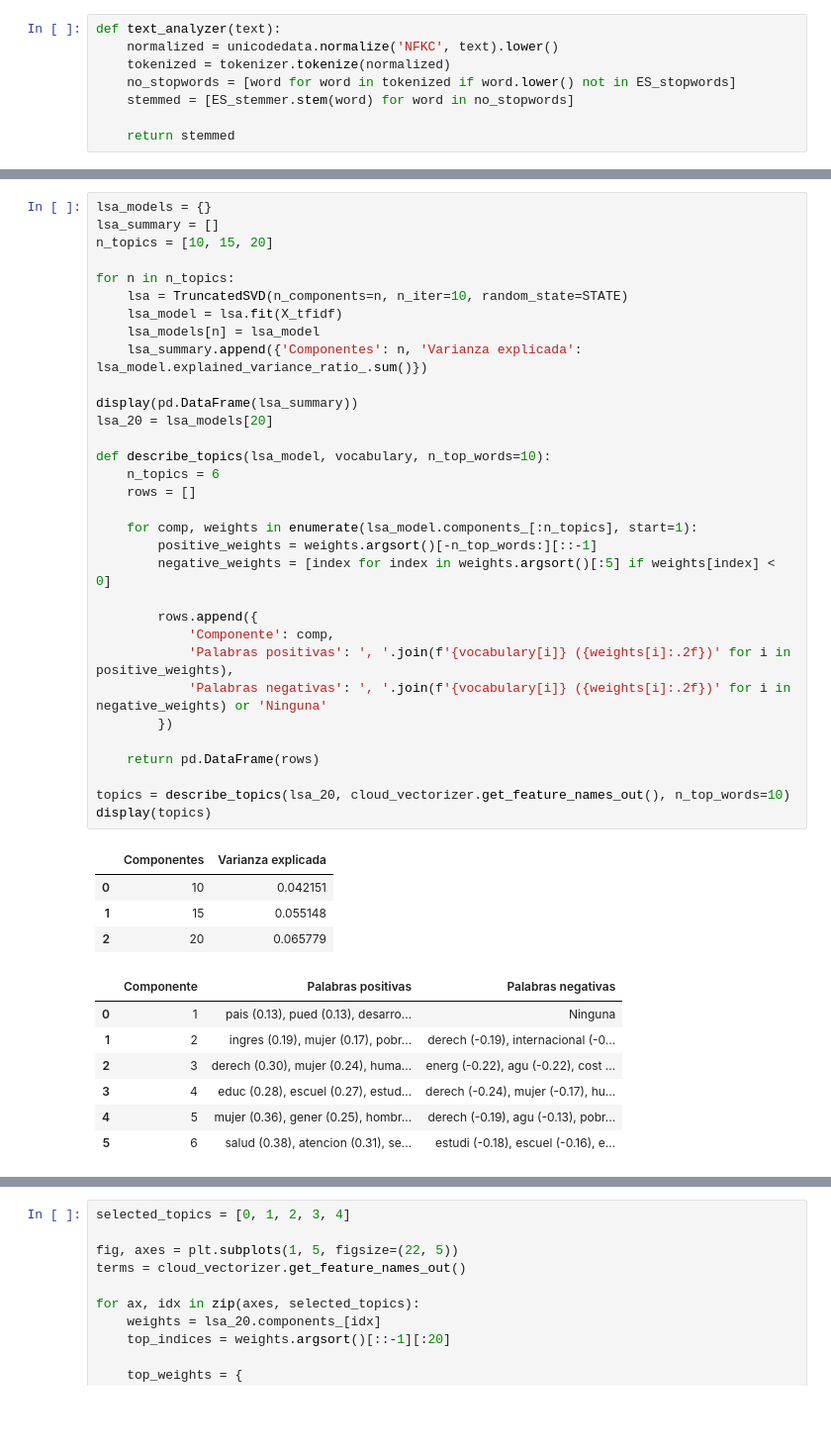
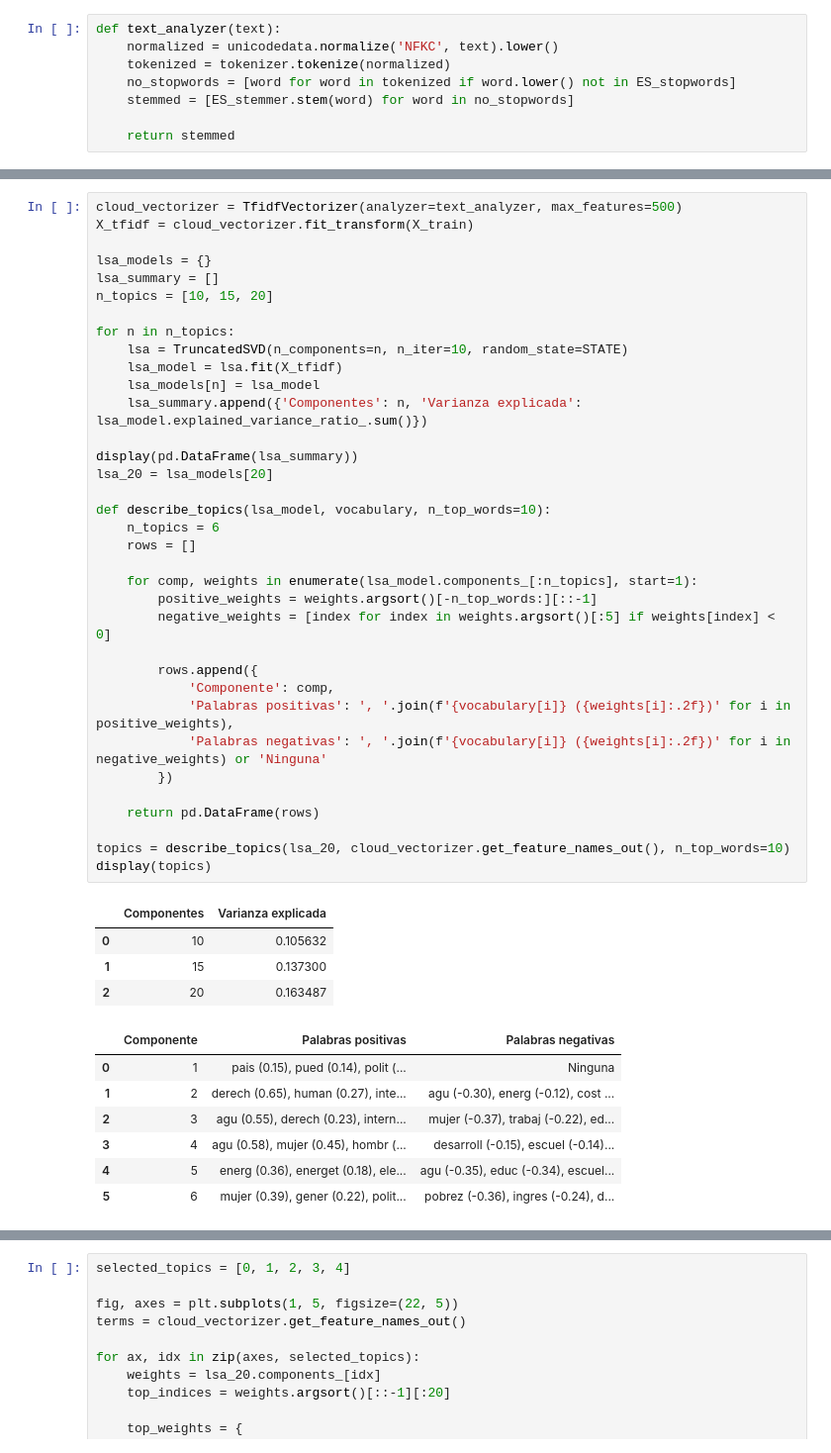
Before and after one commit to Largnaster/maia_nsml_micro-project-two, a Jupyter notebook: Microproyecto_2.ipynb, the cells around one changed output, grey strips where cells are left out. Shown at 99% size. Cells and saved outputs as stored; diff of their text form; blank space fills up the shorter version.

```diff
--- a/Microproyecto_2.ipynb
+++ b/Microproyecto_2.ipynb
@@ -394,4 +379,7 @@ Utilizando la clase de TruncatedSVD realizamos el agrupamiento de palabras con s
 # %%
+cloud_vectorizer = TfidfVectorizer(analyzer=text_analyzer, max_features=500)
+X_tfidf = cloud_vectorizer.fit_transform(X_train)
+
 lsa_models = {}
 lsa_summary = []
 n_topics = [10, 15, 20]
@@ -399,40 +387,40 @@ n_topics = [10, 15, 20]
 for n in n_topics:
     lsa = TruncatedSVD(n_components=n, n_iter=10, random_state=STATE)
     lsa_model = lsa.fit(X_tfidf)
     lsa_models[n] = lsa_model
     lsa_summary.append({'Componentes': n, 'Varianza explicada': lsa_model.explained_variance_ratio_.sum()})
 
 display(pd.DataFrame(lsa_summary))
 lsa_20 = lsa_models[20]
 
 def describe_topics(lsa_model, vocabulary, n_top_words=10):
     n_topics = 6
     rows = []
 
     for comp, weights in enumerate(lsa_model.components_[:n_topics], start=1):
         positive_weights = weights.argsort()[-n_top_words:][::-1]
         negative_weights = [index for index in weights.argsort()[:5] if weights[index] < 0]
 
         rows.append({
             'Componente': comp,
             'Palabras positivas': ', '.join(f'{vocabulary[i]} ({weights[i]:.2f})' for i in positive_weights),
             'Palabras negativas': ', '.join(f'{vocabulary[i]} ({weights[i]:.2f})' for i in negative_weights) or 'Ninguna'
         })
 
     return pd.DataFrame(rows)
 
 topics = describe_topics(lsa_20, cloud_vectorizer.get_feature_names_out(), n_top_words=10)
 display(topics)
 # %% [output]
 |  | Componentes | Varianza explicada |
-| 0 | 10 | 0.042151 |
-| 1 | 15 | 0.055148 |
-| 2 | 20 | 0.065779 |
+| 0 | 10 | 0.105632 |
+| 1 | 15 | 0.137300 |
+| 2 | 20 | 0.163487 |
 |  | Componente | Palabras positivas | Palabras negativas |
-| 0 | 1 | pais (0.13), pued (0.13), desarro... | Ninguna |
-| 1 | 2 | ingres (0.19), mujer (0.17), pobr... | derech (-0.19), internacional (-0... |
-| 2 | 3 | derech (0.30), mujer (0.24), huma... | energ (-0.22), agu (-0.22), cost ... |
-| 3 | 4 | educ (0.28), escuel (0.27), estud... | derech (-0.24), mujer (-0.17), hu... |
-| 4 | 5 | mujer (0.36), gener (0.25), hombr... | derech (-0.19), agu (-0.13), pobr... |
-| 5 | 6 | salud (0.38), atencion (0.31), se... | estudi (-0.18), escuel (-0.16), e... |
+| 0 | 1 | pais (0.15), pued (0.14), polit (... | Ninguna |
+| 1 | 2 | derech (0.65), human (0.27), inte... | agu (-0.30), energ (-0.12), cost ... |
+| 2 | 3 | agu (0.55), derech (0.23), intern... | mujer (-0.37), trabaj (-0.22), ed... |
+| 3 | 4 | agu (0.58), mujer (0.45), hombr (... | desarroll (-0.15), escuel (-0.14)... |
+| 4 | 5 | energ (0.36), energet (0.18), ele... | agu (-0.35), educ (-0.34), escuel... |
+| 5 | 6 | mujer (0.39), gener (0.22), polit... | pobrez (-0.36), ingres (-0.24), d... |
 # %% [markdown]
```
Also changed, not shown: parts of 21 cells of this notebook, 1 other file.
